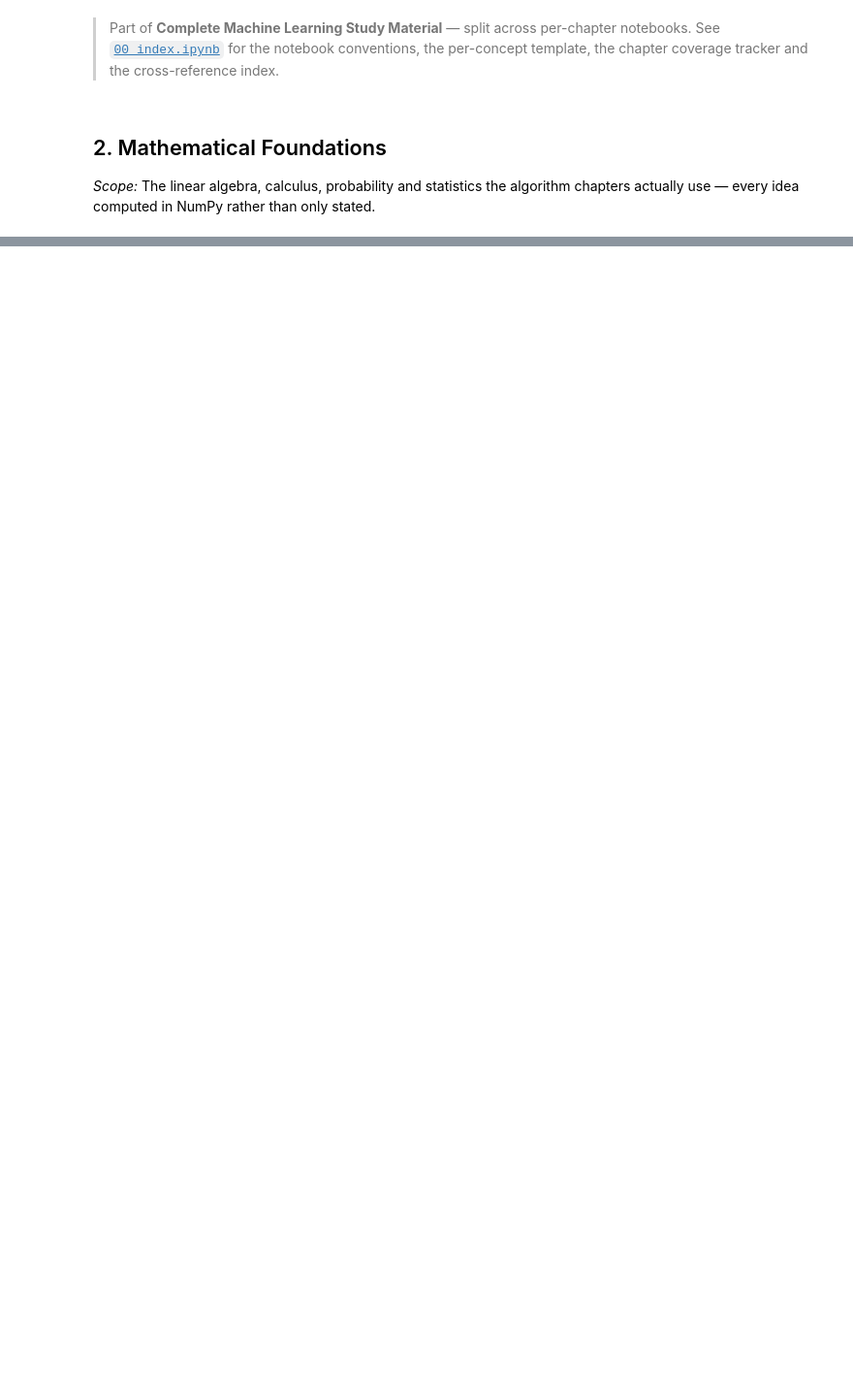
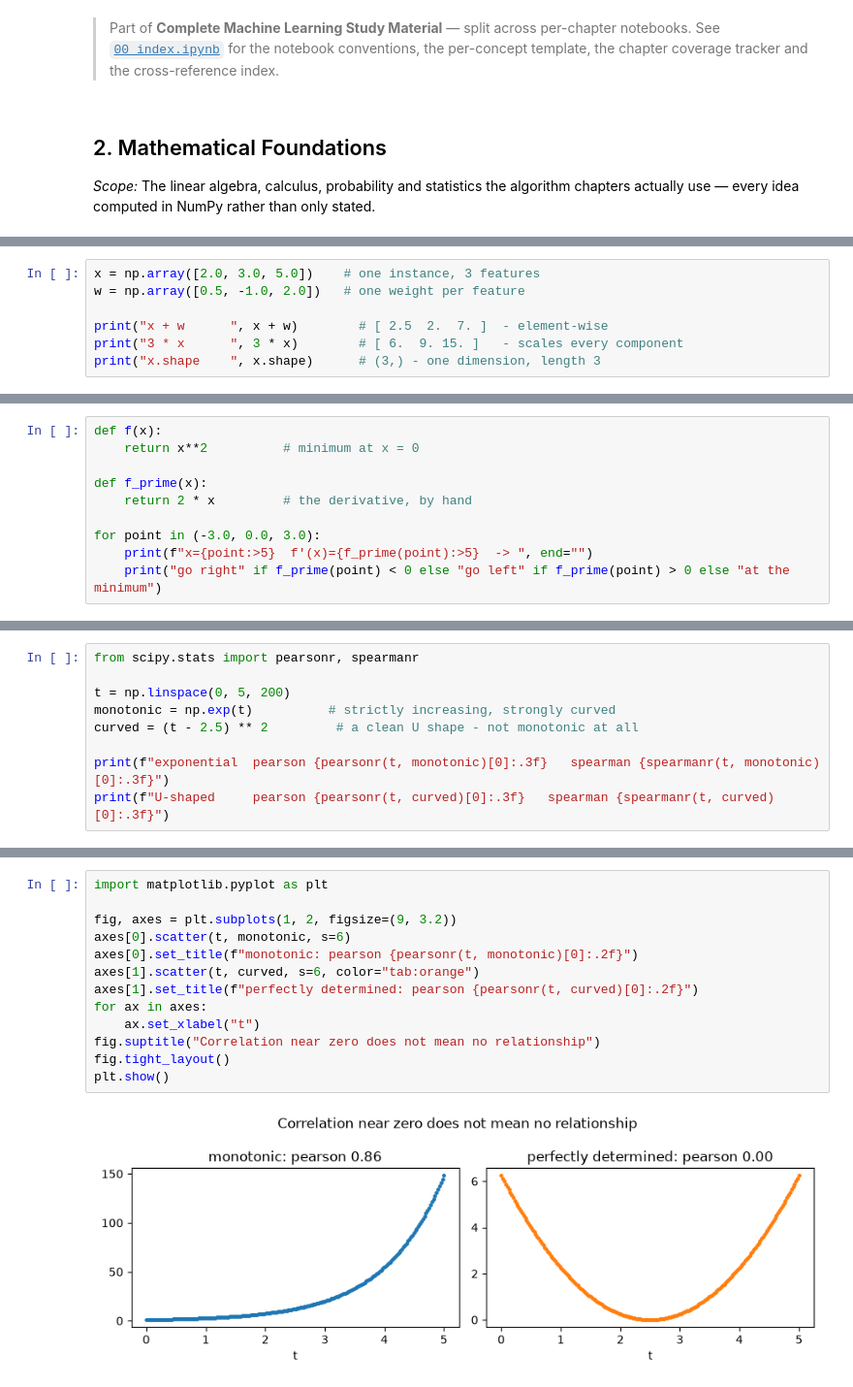
Before and after one commit to Shayan2002Saha/ML_Materials, a Jupyter notebook: 02_math_foundations.ipynb, the cells around one changed output, grey strips where cells are left out. Shown at 97% size. Saved outputs shown, nothing was run; the diff lists cells and outputs as text; blank space fills up the shorter version.

```diff
--- a/02_math_foundations.ipynb
+++ b/02_math_foundations.ipynb
@@ -46,0 +37,7 @@
+# %%
+x = np.array([2.0, 3.0, 5.0])    # one instance, 3 features
+w = np.array([0.5, -1.0, 2.0])   # one weight per feature
+
+print("x + w      ", x + w)        # [ 2.5  2.  7. ]  - element-wise
+print("3 * x      ", 3 * x)        # [ 6.  9. 15. ]   - scales every component
+print("x.shape    ", x.shape)      # (3,) - one dimension, length 3
@@ -46,0 +493,10 @@
+# %%
+def f(x):
+    return x**2          # minimum at x = 0
+
+def f_prime(x):
+    return 2 * x         # the derivative, by hand
+
+for point in (-3.0, 0.0, 3.0):
+    print(f"x={point:>5}  f'(x)={f_prime(point):>5}  -> ", end="")
+    print("go right" if f_prime(point) < 0 else "go left" if f_prime(point) > 0 else "at the minimum")
@@ -46,0 +777,9 @@
+# %%
+from scipy.stats import pearsonr, spearmanr
+
+t = np.linspace(0, 5, 200)
+monotonic = np.exp(t)          # strictly increasing, strongly curved
+curved = (t - 2.5) ** 2         # a clean U shape - not monotonic at all
+
+print(f"exponential  pearson {pearsonr(t, monotonic)[0]:.3f}   spearman {spearmanr(t, monotonic)[0]:.3f}")
+print(f"U-shaped     pearson {pearsonr(t, curved)[0]:.3f}   spearman {spearmanr(t, curved)[0]:.3f}")
@@ -46,0 +793,15 @@
+# %%
+import matplotlib.pyplot as plt
+
+fig, axes = plt.subplots(1, 2, figsize=(9, 3.2))
+axes[0].scatter(t, monotonic, s=6)
+axes[0].set_title(f"monotonic: pearson {pearsonr(t, monotonic)[0]:.2f}")
+axes[1].scatter(t, curved, s=6, color="tab:orange")
+axes[1].set_title(f"perfectly determined: pearson {pearsonr(t, curved)[0]:.2f}")
+for ax in axes:
+    ax.set_xlabel("t")
+fig.suptitle("Correlation near zero does not mean no relationship")
+fig.tight_layout()
+plt.show()
+# %% [output]
+[figure, added]
```
Also changed, not shown: parts of 95 cells of this notebook, 2 other files.
